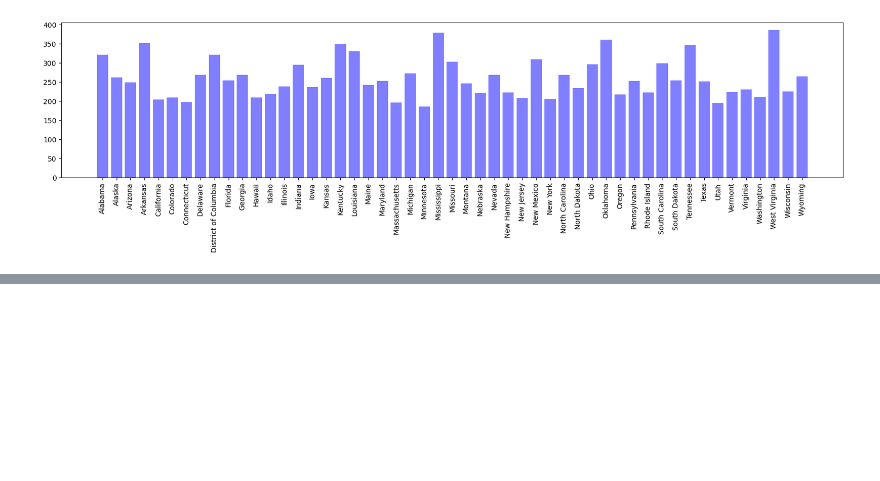
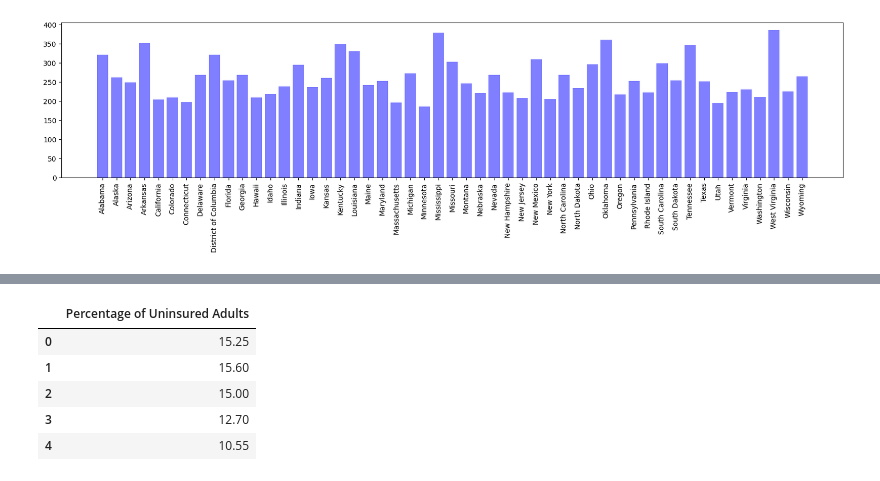
Before and after one commit to redpandata19/Project_1_Team_5, a Jupyter notebook: Premature_deaths.ipynb, the cells around one changed output, grey strips where cells are left out. Cells and saved outputs as stored; diff of their text form; code cells hidden in the pictures; blank space fills up the shorter version.

```diff
--- a/Premature_deaths.ipynb
+++ b/Premature_deaths.ipynb
@@ -560,0 +574,14 @@ plt.show()
+# %%
+unis_1819_steptodf = census_1819_df.groupby("State")["Percentage of Uninsured Adults"].mean().reset_index()
+unis_factor = unis_1819_steptodf["Percentage of Uninsured Adults"]
+unis_1819_df = pd.DataFrame(unis_factor)
+
+# Display the resulting DataFrame
+unis_1819_df.head()
+# %% [output]
+|  | Percentage of Uninsured Adults |
+| 0 | 15.25 |
+| 1 | 15.60 |
+| 2 | 15.00 |
+| 3 | 12.70 |
+| 4 | 10.55 |
```
Also changed, not shown: parts of 30 cells of this notebook.
